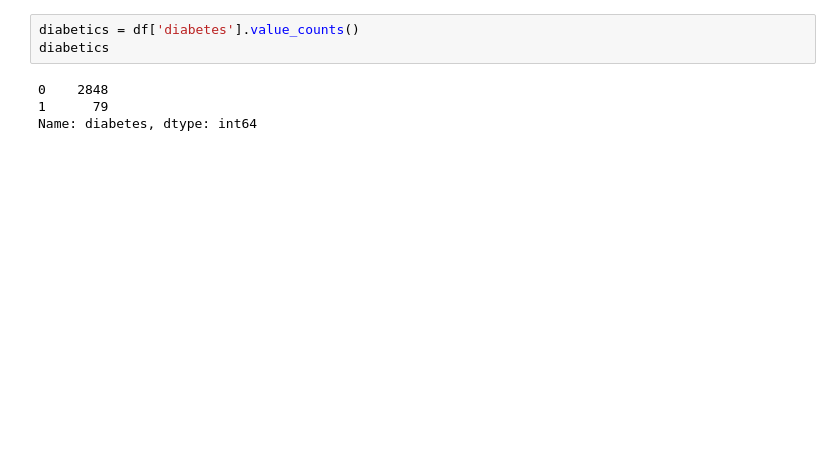
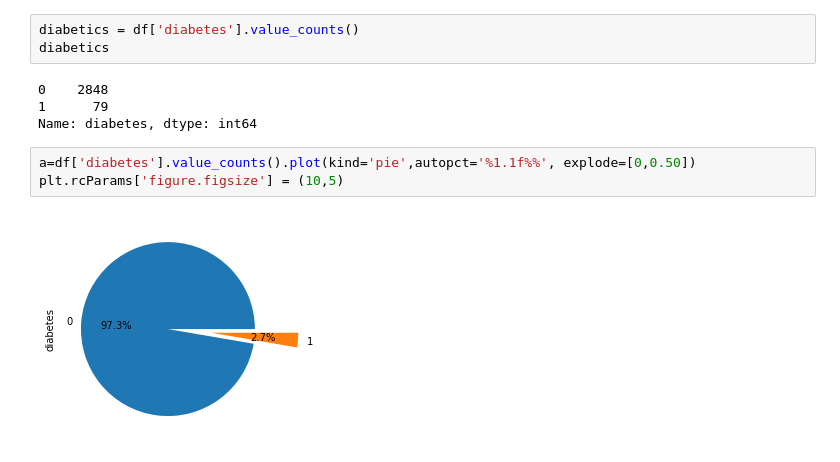
Before and after one commit to ramrakhyaniRiya/Cardiovascular-Risk-Prediction, a Jupyter notebook: CardiovascularRiskPrediction.ipynb, the cells around one changed output. Cells and saved outputs as stored; diff of their text form; blank space fills up the shorter version.

```diff
--- a/CardiovascularRiskPrediction.ipynb
+++ b/CardiovascularRiskPrediction.ipynb
@@ -361,3 +367,8 @@ diabetics
 0    2848
 1      79
 Name: diabetes, dtype: int64
+# %%
+a=df['diabetes'].value_counts().plot(kind='pie',autopct='%1.1f%%', explode=[0,0.50])
+plt.rcParams['figure.figsize'] = (10,5)
+# %% [output]
+[figure, added]
```
Also changed, not shown: parts of 34 cells of this notebook.
